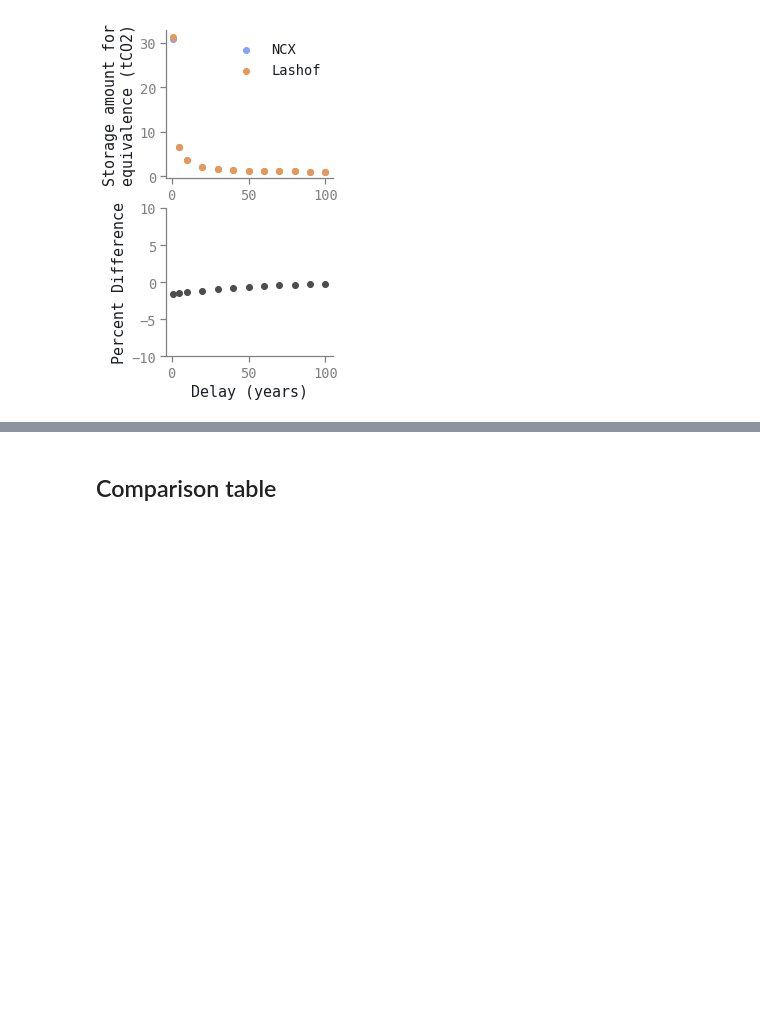
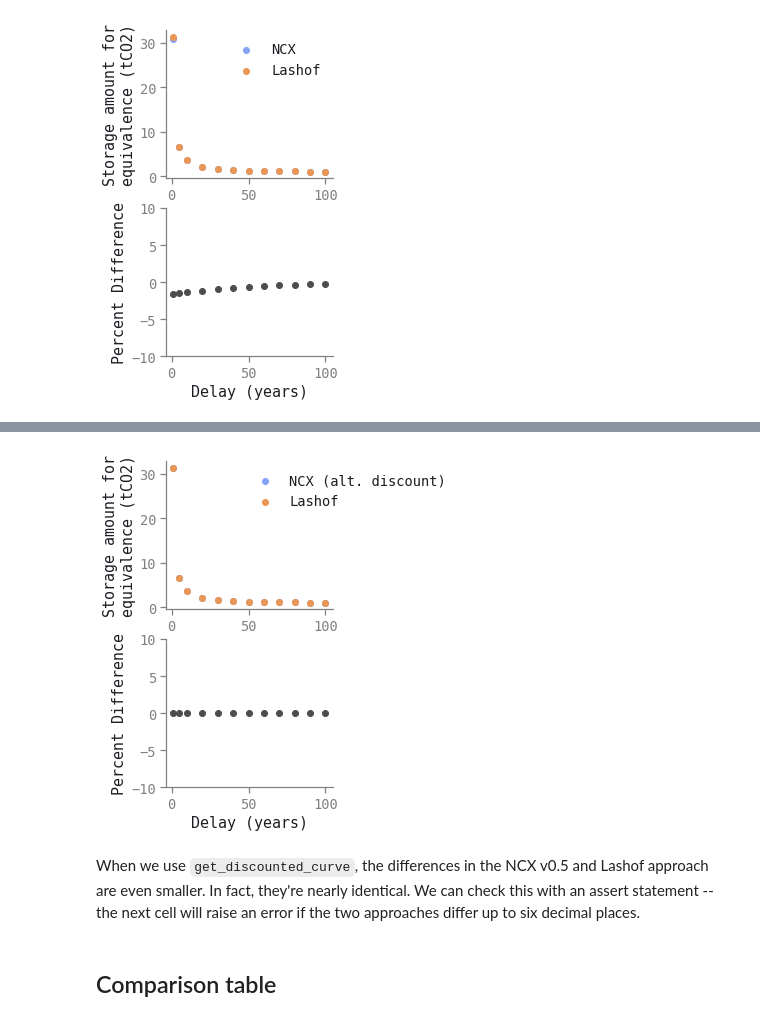
Before and after one commit to carbonplan/ton-year, a Jupyter notebook: notebooks/ncx-equivalency.ipynb, the cells around one changed output, grey strips where cells are left out. Drawn from its saved outputs; the diff is of its cells as text; code cells hidden in the pictures; blank space fills up the shorter version.

Commit message:
Add additional example w NPV discounting
Run ncx equivalency with NPV discounting as opposed to exponential
discounting to assess effect of choice of discounting function.

```diff
--- a/notebooks/ncx-equivalency.ipynb
+++ b/notebooks/ncx-equivalency.ipynb
@@ -364,0 +407,49 @@ plt.show()
+# %%
+def NCX_equivalence_claim_alternate_discounting(irf_curve, time_horizon, delay, discount_rate):
+    baseline = get_discounted_curve(discount_rate, irf_curve)
+    baseline_atm_cost = sum(baseline[: time_horizon + 1])
+
+    scenario = get_discounted_curve(
+        discount_rate, np.concatenate(([0] * delay, irf_curve))[: time_horizon + 1]
+    )
+    benefit = sum(baseline[: time_horizon + 1]) - sum(scenario[: time_horizon + 1])
+
+    return baseline_atm_cost / benefit
+# %%
+delays = [1, 5, 10, 20, 30, 40, 50, 60, 70, 80, 90, 100]
+
+NCX_ratios = np.array(
+    [
+        NCX_equivalence_claim_alternate_discounting(joos_2013, time_horizon, delay, discount_rate)
+        for delay in delays
+    ]
+)
+Lashof_ratios = np.array(
+    [
+        tonyear.calculate_tonyears("lashof", joos_2013, time_horizon, delay, discount_rate)[
+            "num_for_equivalence"
+        ]
+        for delay in delays
+    ]
+)
+
+fig, ax = plt.subplots(nrows=2, ncols=1, figsize=(3, 6))
+
+ax[0].scatter(delays, NCX_ratios, label="NCX (alt. discount)")
+ax[0].scatter(delays, Lashof_ratios, label="Lashof")
+ax[0].set_ylabel("Storage amount for\nequivalence (tCO2)")
+ax[0].legend(frameon=False, bbox_to_anchor=(1.75, 1))
+
+percent_difference = (NCX_ratios - Lashof_ratios) / ((NCX_ratios + Lashof_ratios) / 2) * 100
+ax[1].scatter(delays, percent_difference, zorder=9, c=".3")
+# plt.plot((0,1), (0,1), c="r", ls="--")
+ax[1].set_xlabel("Delay (years)")
+ax[1].set_ylabel("Percent Difference")
+plt.ylim(-10, 10)
+plt.show()
+# %% [output]
+[figure, added]
+# %% [markdown]
+When we use `get_discounted_curve`, the differences in the NCX v0.5 and Lashof approach are even
+smaller. In fact, they're nearly identical. We can check this with an assert statement -- the next
+cell will raise an error if the two approaches differ up to six decimal places.
```
Also changed, not shown: parts of 6 cells of this notebook.
